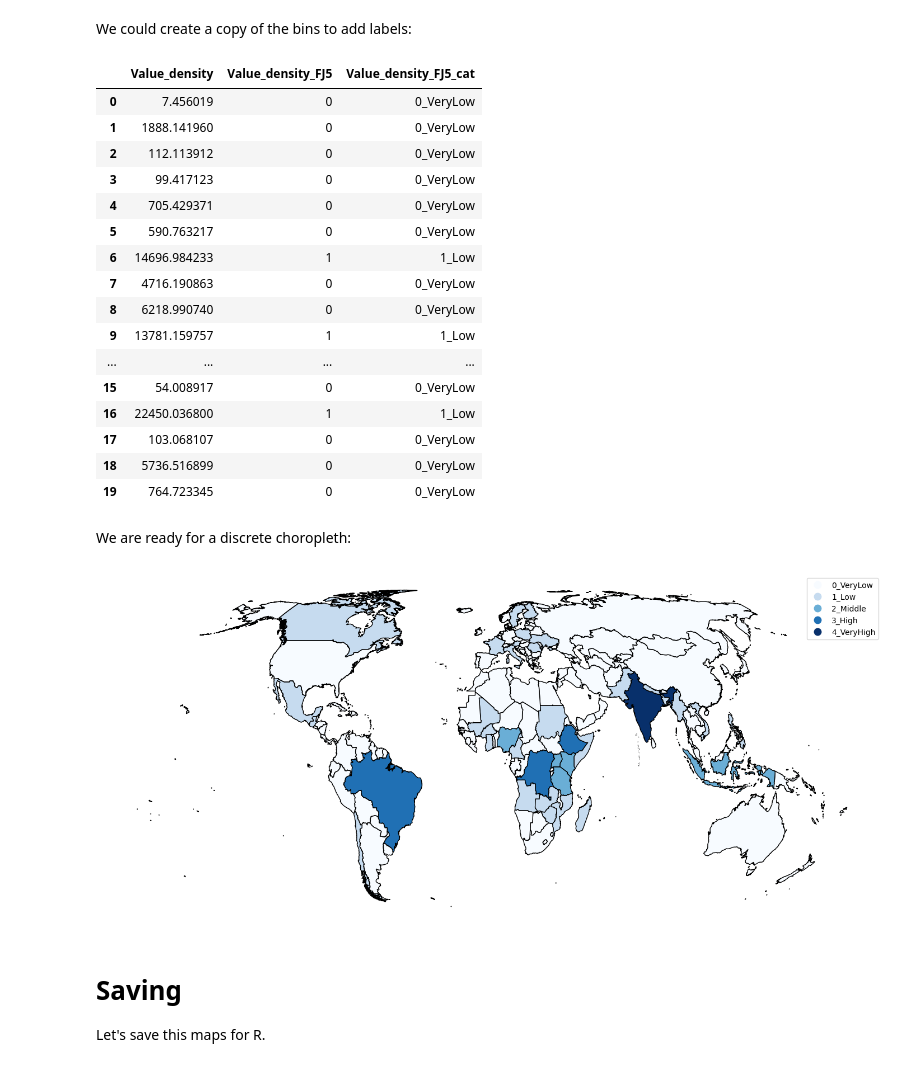
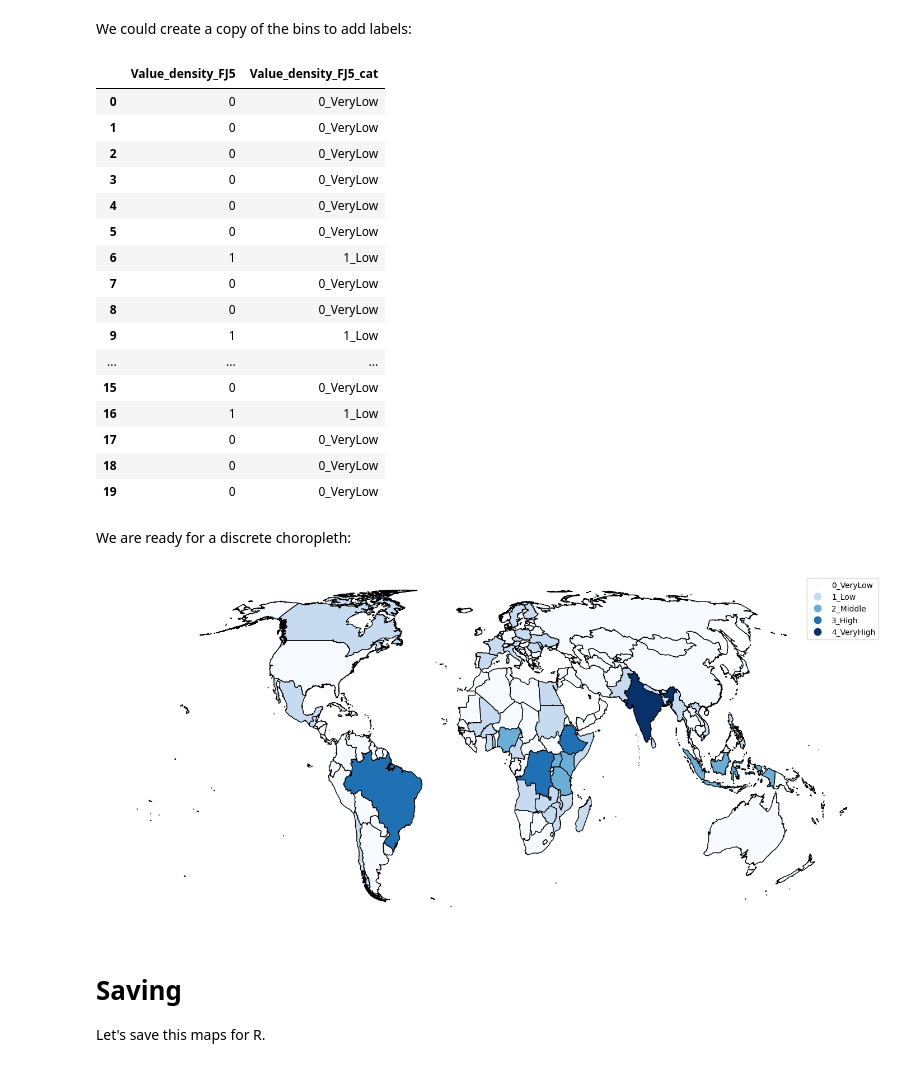
Before and after one commit to Lulo-Vilcarano-MF/Evaluaci-n-Individual-1IAS21-05A1, a Jupyter notebook: Tarea_index.ipynb, the cells around one changed output. Saved outputs shown, nothing was run; the diff lists cells and outputs as text; code cells hidden in the pictures.

```diff
--- a/Tarea_index.ipynb
+++ b/Tarea_index.ipynb
@@ -110,6 +110,8 @@ someData.Country.head()
 | 3 | Angola |
 | 4 | Anguilla |
 dtype: object
+# %%
+countries.rename(columns={'COUNTRY':'Country'},inplace=True)
 # %%
 countries['Country']=countries.Country.str.upper()
 # %% [markdown]
@@ -822,29 +815,29 @@ We could create a copy of the bins to add labels:
 # %%
 # renaming
 newLabelsForLevels={0:"0_VeryLow", 1:"1_Low", 2:"2_Middle", 3:"3_High", 4:"4_VeryHigh"}
 
 theMapAndData_8857['Value_density_FJ5_cat']=theMapAndData_8857.loc[:,'Value_density_FJ5'].replace(newLabelsForLevels)
 
 # we have
-theMapAndData_8857[['Value_density','Value_density_FJ5','Value_density_FJ5_cat']].head(20)
+theMapAndData_8857[['Value_density_FJ5','Value_density_FJ5_cat']].head(20)
 # %% [output]
-|  | Value_density | Value_density_FJ5 | Value_density_FJ5_cat |
-| 0 | 7.456019 | 0 | 0_VeryLow |
-| 1 | 1888.141960 | 0 | 0_VeryLow |
-| 2 | 112.113912 | 0 | 0_VeryLow |
-| 3 | 99.417123 | 0 | 0_VeryLow |
-| 4 | 705.429371 | 0 | 0_VeryLow |
-| 5 | 590.763217 | 0 | 0_VeryLow |
-| 6 | 14696.984233 | 1 | 1_Low |
-| 7 | 4716.190863 | 0 | 0_VeryLow |
-| 8 | 6218.990740 | 0 | 0_VeryLow |
-| 9 | 13781.159757 | 1 | 1_Low |
-| ... | ... | ... | ... |
-| 15 | 54.008917 | 0 | 0_VeryLow |
-| 16 | 22450.036800 | 1 | 1_Low |
-| 17 | 103.068107 | 0 | 0_VeryLow |
-| 18 | 5736.516899 | 0 | 0_VeryLow |
-| 19 | 764.723345 | 0 | 0_VeryLow |
+|  | Value_density_FJ5 | Value_density_FJ5_cat |
+| 0 | 0 | 0_VeryLow |
+| 1 | 0 | 0_VeryLow |
+| 2 | 0 | 0_VeryLow |
+| 3 | 0 | 0_VeryLow |
+| 4 | 0 | 0_VeryLow |
+| 5 | 0 | 0_VeryLow |
+| 6 | 1 | 1_Low |
+| 7 | 0 | 0_VeryLow |
+| 8 | 0 | 0_VeryLow |
+| 9 | 1 | 1_Low |
+| ... | ... | ... |
+| 15 | 0 | 0_VeryLow |
+| 16 | 1 | 1_Low |
+| 17 | 0 | 0_VeryLow |
+| 18 | 0 | 0_VeryLow |
+| 19 | 0 | 0_VeryLow |
 # %% [markdown]
 We are ready for a discrete choropleth:
 # %%
@@ -862,7 +855,7 @@ theMapAndData_8857.plot(column='Value_density_FJ5_cat', # variable to plot
 
 ax.set_axis_off()
 # %% [output]
-[figure, old version]
+[figure, new version]
 # %% [markdown]
 # Saving
 
```
Also changed, not shown: parts of 29 cells of this notebook.
